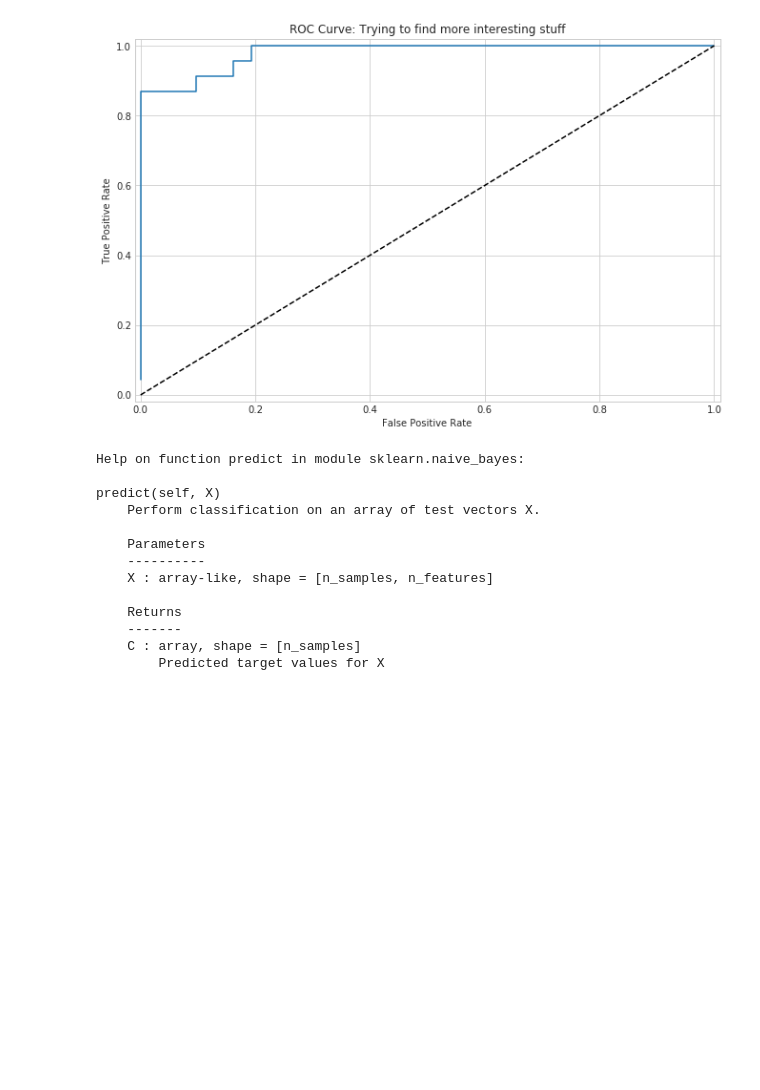
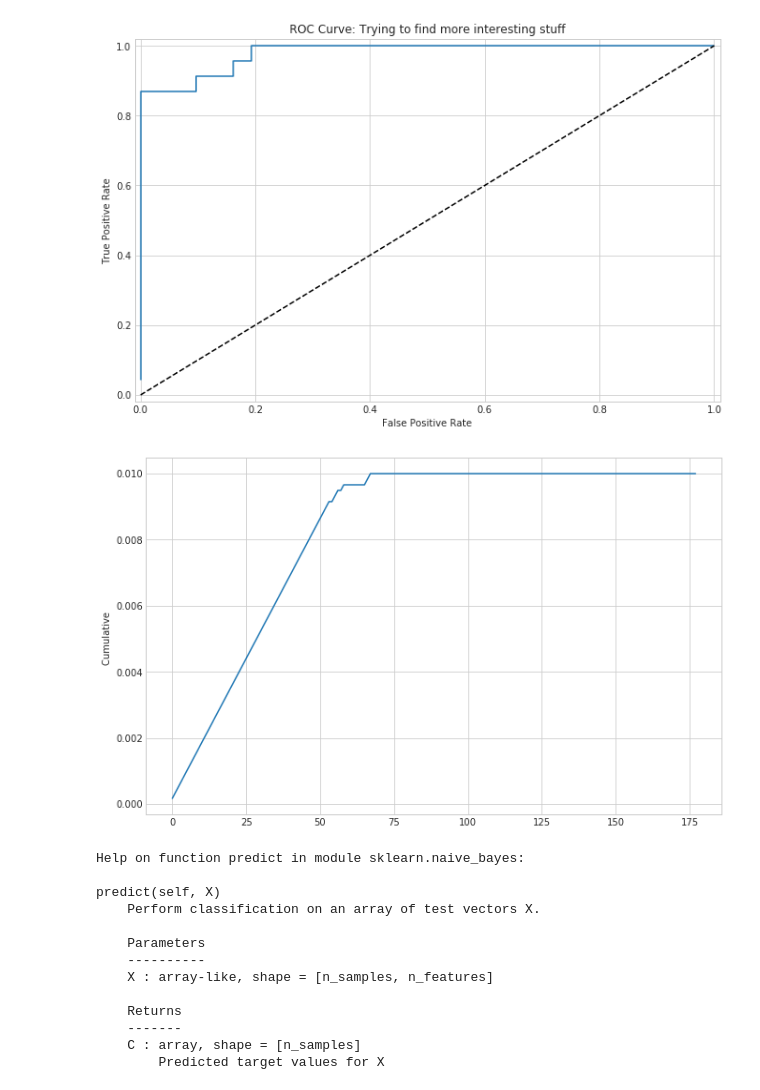
Before and after one commit to MattTriano/Advanced_Data_Mining, a Jupyter notebook: assns/Triano_Matt_Assignment_2.ipynb, the cells around one changed output. Drawn from its saved outputs; the diff is of its cells as text; code cells hidden in the pictures; blank space fills up the shorter version.

Commit message:
Implemented a lift chart, but I need to validate it. I'm not that confident

```diff
--- a/assns/Triano_Matt_Assignment_2.ipynb
+++ b/assns/Triano_Matt_Assignment_2.ipynb
@@ -424 +424,19 @@ y_proba = cross_val_predict(nb_gauss_clf, , y, cv=10, n_jobs=-1, method='predict
+# %%
+# nb_cv_probs = cross_val_predict(nb_gauss_clf, wine_data_df, wine_class_df, cv=10, n_jobs=-1, method='predict_proba')
+class_probs = pd.DataFrame({'Class_Label': wine_class_df,
+                            'Prediction_Prob': nb_cv_probs[:,1]})
+class_probs = class_probs.sort_values(by='Prediction_Prob', ascending=False)
+class_probs.reset_index(drop=True, inplace=True)
+class_probs['Lift'] = class_probs.Class_Label.cumsum() / \
+                        (100 * class_probs.Class_Label.sum())
+default_prob = wine_class_df.sum() / (100 * len(wine_class_df))
+with plt.style.context('seaborn-whitegrid'):
+        fig, ax = plt.subplots(figsize=(11,7))
+        ax.plot(class_probs.index, class_probs['Lift'])
+        ax.set_ylabel('Cumulative ')
+# class_probs['Lift'].plot()
+
+# help(pd.DataFrame.cumsum())
+# %% [output]
+[figure, added]
 # %%
```
Also changed, not shown: parts of 3 cells of this notebook.
